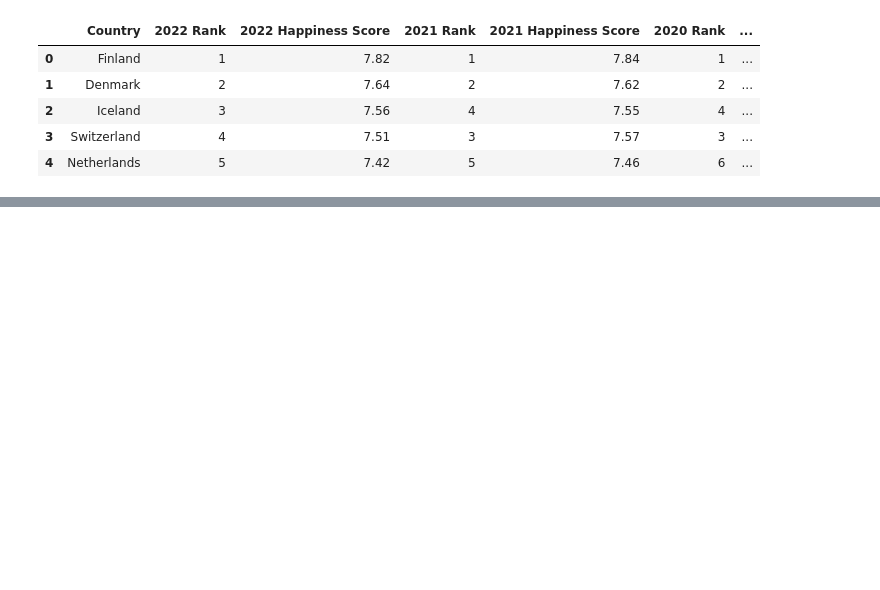
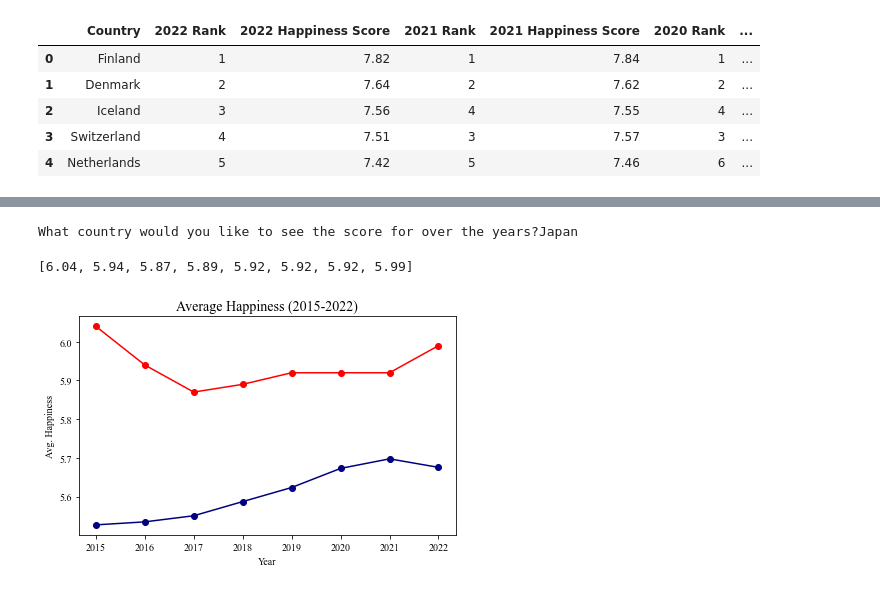
Before and after one commit to CBPher24/Exploring-World-Happiness, a Jupyter notebook: MainWork/Happiness Overtime.ipynb, the cells around one changed output, grey strips where cells are left out. Saved outputs shown, nothing was run; the diff lists cells and outputs as text; code cells hidden in the pictures; blank space fills up the shorter version.

```diff
--- a/MainWork/Happiness Overtime.ipynb
+++ b/MainWork/Happiness Overtime.ipynb
@@ -110,0 +127,23 @@ input(f'What country would you like to see the score for over the years?')
+# %%
+input_country=input(f'What country would you like to see the score for over the years?')
+chosen_df=happy_years_df.loc[happy_years_df["Country"]==input_country, ["2022 Happiness Score","2021 Happiness Score","2020 Happiness Score","2019 Happiness Score","2018 Happiness Score","2017 Happiness Score","2016 Happiness Score","2015 Happiness Score"]]
+# chosen_df.values.flatten().tolist()
+# %% [output]
+What country would you like to see the score for over the years?Japan
+[6.04, 5.94, 5.87, 5.89, 5.92, 5.92, 5.92, 5.99]
+# %%
+x_axis = avg_happiness_df['Year']
+y_axis = avg_happiness_df['Avg. Happiness']
+
+plt.plot(x_axis, y_axis, marker = 'o', color = 'navy', linewidth = 1.5)
+plt.plot(x_axis,chosen_df.values.flatten().tolist(), marker='o',color='red',linewidth=1.5)
+plt.rcParams["font.family"] = "Times New Roman"
+plt.xlabel('Year')
+plt.ylabel('Avg. Happiness')
+plt.title('Average Happiness (2015-2022)', fontsize = 14)
+
+plt.tight_layout()
+plt.savefig('Images/Average Happiness (2015-2022).png')
+plt.show()
+# %% [output]
+[figure, added]
```
Also changed, not shown: parts of 3 cells of this notebook, 1 other file.
